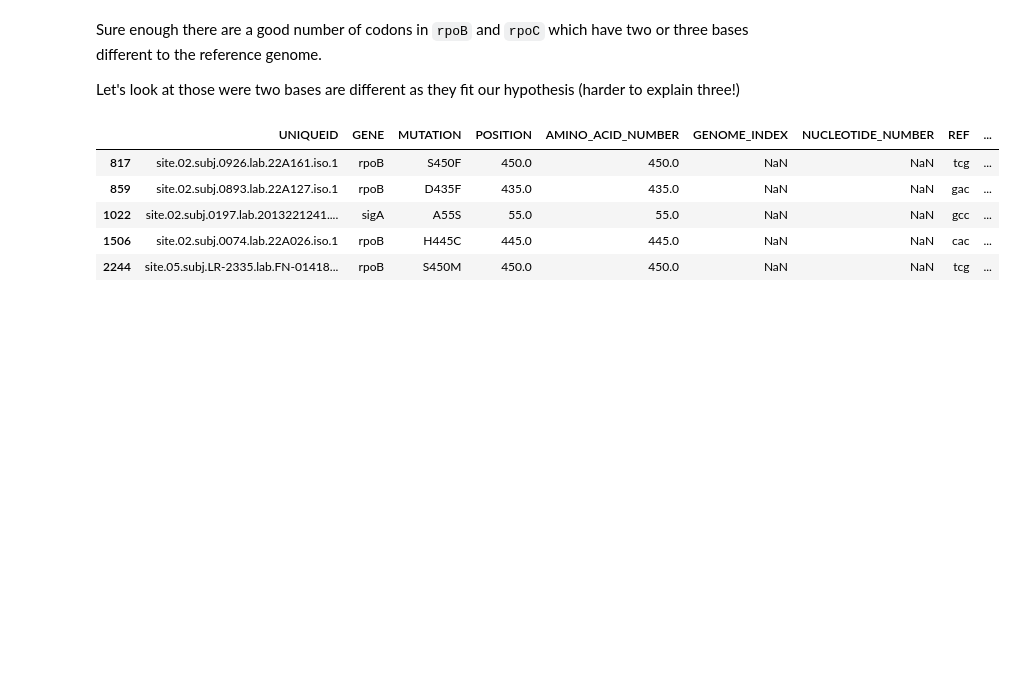
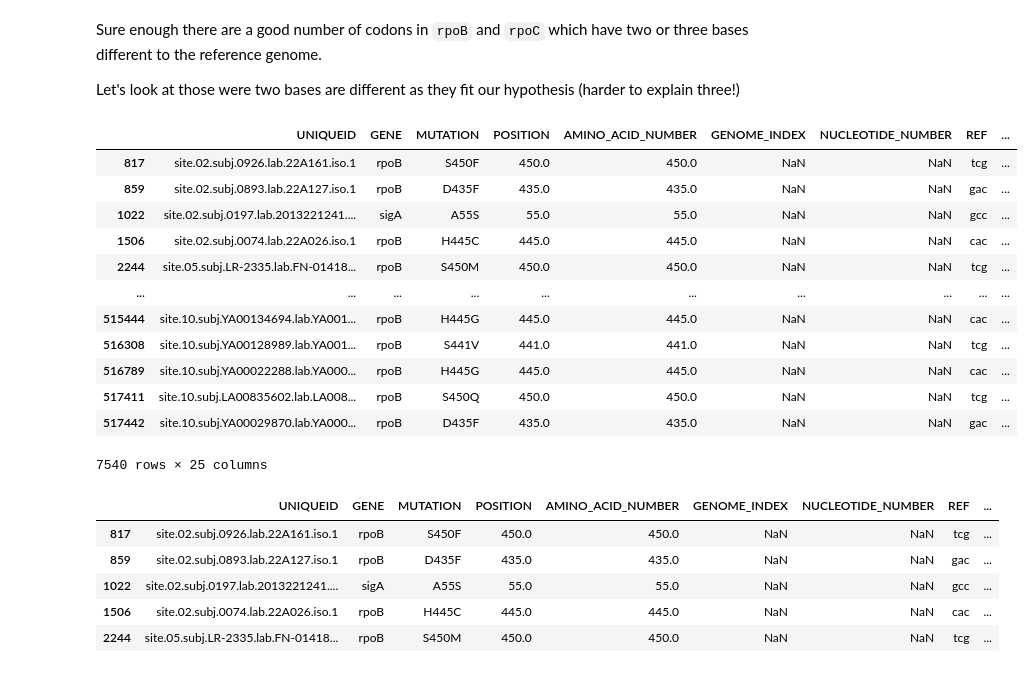
Before and after one commit to fowler-lab/tb-rnap-compensation, a Jupyter notebook: start-here.ipynb, the cells around one changed output. Drawn from its saved outputs; the diff is of its cells as text; code cells hidden in the pictures; blank space fills up the shorter version.

```diff
--- a/start-here.ipynb
+++ b/start-here.ipynb
@@ -33,6 +33,22 @@ pandas.crosstab(MUTATIONS.GENE, MUTATIONS.NUMBER_NUCLEOTIDE_CHANGES)
 Sure enough there are a good number of codons in `rpoB` and `rpoC` which have two or three bases different to the reference genome.
 
 Let's look at those were two bases are different as they fit our hypothesis (harder to explain three!)
+# %%
+MUTATIONS[MUTATIONS.NUMBER_NUCLEOTIDE_CHANGES == 2]
+# %% [output]
+|  | UNIQUEID | GENE | MUTATION | POSITION | AMINO_ACID_NUMBER | GENOME_INDEX | NUCLEOTIDE_NUMBER | REF | ... |
+| 817 | site.02.subj.0926.lab.22A161.iso.1 | rpoB | S450F | 450.0 | 450.0 | NaN | NaN | tcg | ... |
+| 859 | site.02.subj.0893.lab.22A127.iso.1 | rpoB | D435F | 435.0 | 435.0 | NaN | NaN | gac | ... |
+| 1022 | site.02.subj.0197.lab.2013221241.... | sigA | A55S | 55.0 | 55.0 | NaN | NaN | gcc | ... |
+| 1506 | site.02.subj.0074.lab.22A026.iso.1 | rpoB | H445C | 445.0 | 445.0 | NaN | NaN | cac | ... |
+| 2244 | site.05.subj.LR-2335.lab.FN-01418... | rpoB | S450M | 450.0 | 450.0 | NaN | NaN | tcg | ... |
+| ... | ... | ... | ... | ... | ... | ... | ... | ... | ... |
+| 515444 | site.10.subj.YA00134694.lab.YA001... | rpoB | H445G | 445.0 | 445.0 | NaN | NaN | cac | ... |
+| 516308 | site.10.subj.YA00128989.lab.YA001... | rpoB | S441V | 441.0 | 441.0 | NaN | NaN | tcg | ... |
+| 516789 | site.10.subj.YA00022288.lab.YA000... | rpoB | H445G | 445.0 | 445.0 | NaN | NaN | cac | ... |
+| 517411 | site.10.subj.LA00835602.lab.LA008... | rpoB | S450Q | 450.0 | 450.0 | NaN | NaN | tcg | ... |
+| 517442 | site.10.subj.YA00029870.lab.YA000... | rpoB | D435F | 435.0 | 435.0 | NaN | NaN | gac | ... |
+7540 rows × 25 columns
 # %%
 MUTATIONS[MUTATIONS.NUMBER_NUCLEOTIDE_CHANGES == 2][:5]
 # %% [output]
```
Also changed, not shown: parts of 5 cells of this notebook.
